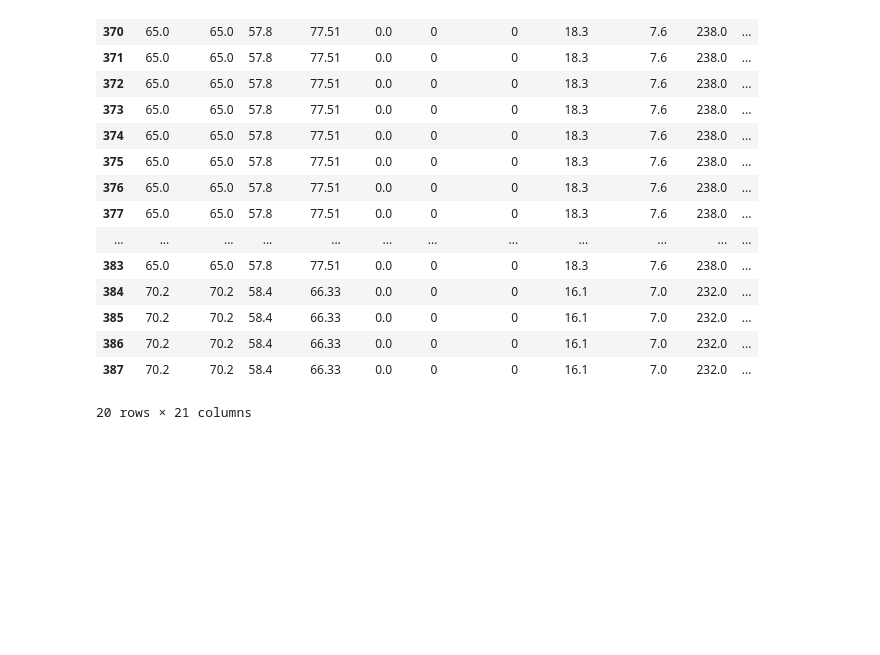
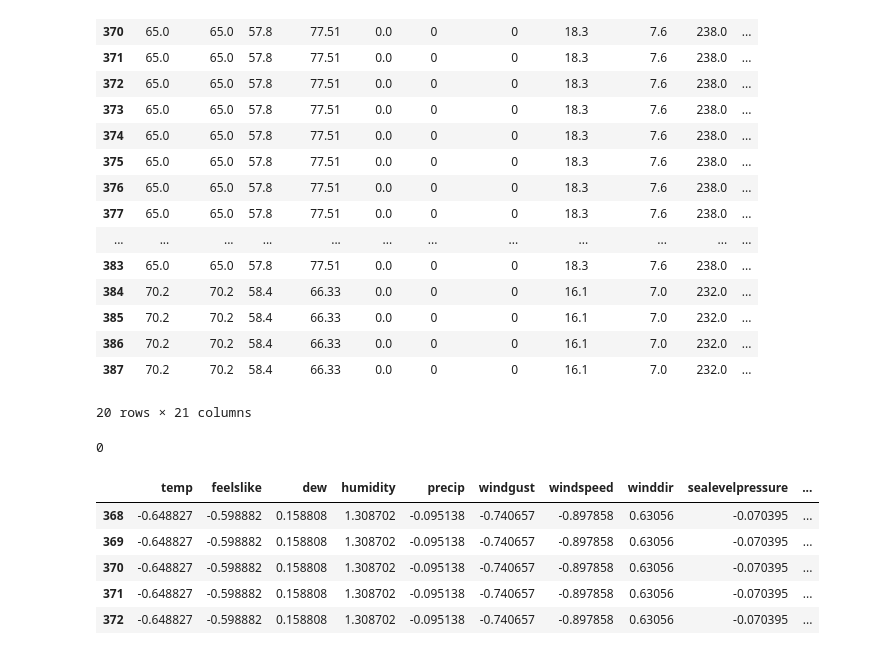
Before and after one commit to manthanand/SeniorDesign, a Jupyter notebook: Solar Forecasting/Data Cleaning.ipynb, the cells around one changed output. Cells and saved outputs as stored; diff of their text form; code cells hidden in the pictures; blank space fills up the shorter version.

```diff
--- a/Solar Forecasting/Data Cleaning.ipynb
+++ b/Solar Forecasting/Data Cleaning.ipynb
@@ -290,5 +289,5 @@ trainingdata.describe()
 # %%
-trainingdata.drop(['precipprob','preciptype','severerisk'], axis=1, inplace=True)
+trainingdata.drop(['precipprob','preciptype','severerisk', 'snow', 'snowdepth', 'year'], axis=1, inplace=True)
 # %%
 #IMPROVEMENT AREA: a lot of data is dropped here. This might be something from adding the new columns
 trainingdata.dropna(inplace=True)
@@ -313,5 +312,24 @@ trainingdata.head(20)
 | 386 | 70.2 | 70.2 | 58.4 | 66.33 | 0.0 | 0 | 0 | 16.1 | 7.0 | 232.0 | ... |
 | 387 | 70.2 | 70.2 | 58.4 | 66.33 | 0.0 | 0 | 0 | 16.1 | 7.0 | 232.0 | ... |
 20 rows × 21 columns
+# %%
+for column in trainingdata.columns:
+    if column == 'Percent Output':
+        break
+    trainingdata[column] = trainingdata[column]
+    trainingdata[column] = (trainingdata[column] - trainingdata[column].mean()) / trainingdata[column].std()
+# %%
+print(trainingdata.isna().sum().sum())
+# %% [output]
+0
+# %%
+trainingdata.head()
+# %% [output]
+|  | temp | feelslike | dew | humidity | precip | windgust | windspeed | winddir | sealevelpressure | ... |
+| 368 | -0.648827 | -0.598882 | 0.158808 | 1.308702 | -0.095138 | -0.740657 | -0.897858 | 0.63056 | -0.070395 | ... |
+| 369 | -0.648827 | -0.598882 | 0.158808 | 1.308702 | -0.095138 | -0.740657 | -0.897858 | 0.63056 | -0.070395 | ... |
+| 370 | -0.648827 | -0.598882 | 0.158808 | 1.308702 | -0.095138 | -0.740657 | -0.897858 | 0.63056 | -0.070395 | ... |
+| 371 | -0.648827 | -0.598882 | 0.158808 | 1.308702 | -0.095138 | -0.740657 | -0.897858 | 0.63056 | -0.070395 | ... |
+| 372 | -0.648827 | -0.598882 | 0.158808 | 1.308702 | -0.095138 | -0.740657 | -0.897858 | 0.63056 | -0.070395 | ... |
 # %%
 trainingdata.to_csv("2018 Compiled Weather Data.csv")
```
Also changed, not shown: parts of 2 cells of this notebook, 3 other files.
